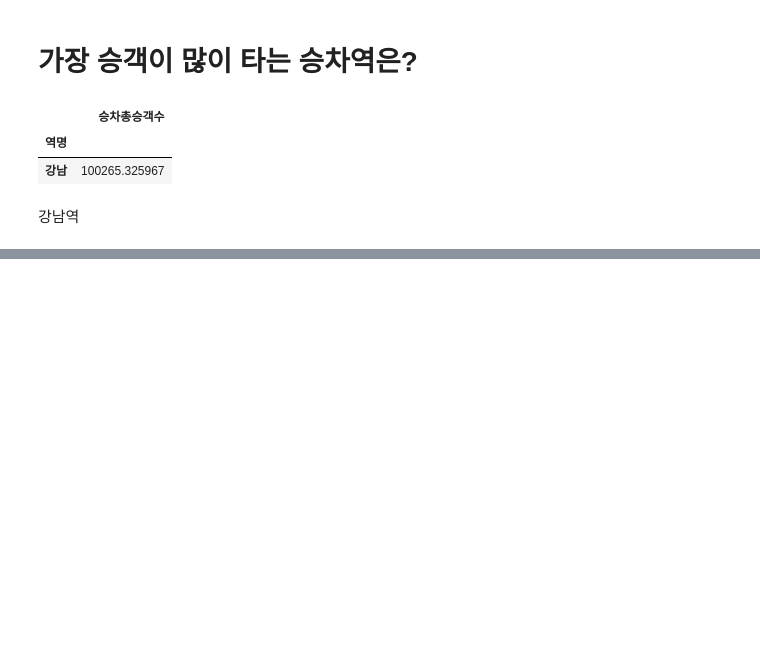
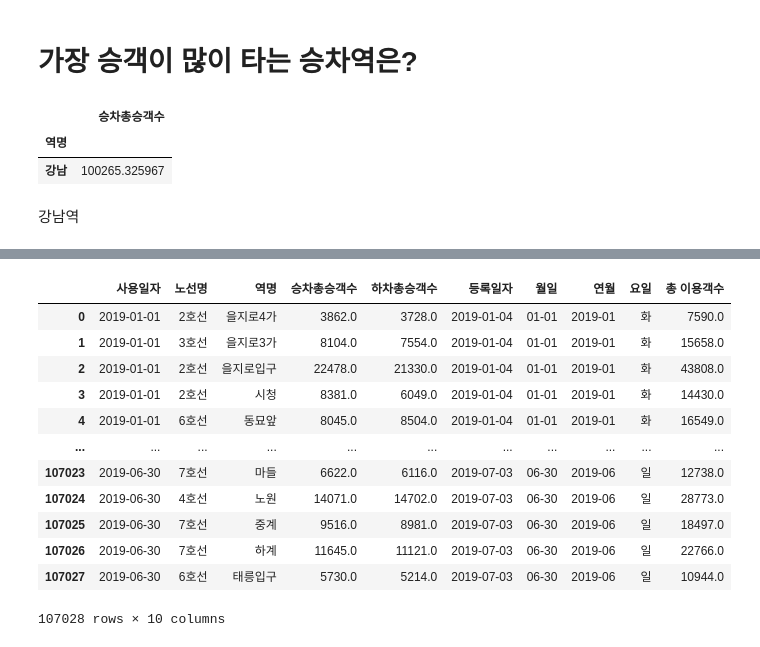
Before and after one commit to youse0ng/EDA_AI-X, a Jupyter notebook: 실습/myEDA.ipynb, the cells around one changed output, grey strips where cells are left out. Drawn from its saved outputs; the diff is of its cells as text; code cells hidden in the pictures; blank space fills up the shorter version.

```diff
--- a/실습/myEDA.ipynb
+++ b/실습/myEDA.ipynb
@@ -132,0 +177,16 @@ df_3[df_3['승차총승객수']> 100000]
+# %%
+dataframe
+# %% [output]
+|  | 사용일자 | 노선명 | 역명 | 승차총승객수 | 하차총승객수 | 등록일자 | 월일 | 연월 | 요일 | 총 이용객수 |
+| 0 | 2019-01-01 | 2호선 | 을지로4가 | 3862.0 | 3728.0 | 2019-01-04 | 01-01 | 2019-01 | 화 | 7590.0 |
+| 1 | 2019-01-01 | 3호선 | 을지로3가 | 8104.0 | 7554.0 | 2019-01-04 | 01-01 | 2019-01 | 화 | 15658.0 |
+| 2 | 2019-01-01 | 2호선 | 을지로입구 | 22478.0 | 21330.0 | 2019-01-04 | 01-01 | 2019-01 | 화 | 43808.0 |
+| 3 | 2019-01-01 | 2호선 | 시청 | 8381.0 | 6049.0 | 2019-01-04 | 01-01 | 2019-01 | 화 | 14430.0 |
+| 4 | 2019-01-01 | 6호선 | 동묘앞 | 8045.0 | 8504.0 | 2019-01-04 | 01-01 | 2019-01 | 화 | 16549.0 |
+| ... | ... | ... | ... | ... | ... | ... | ... | ... | ... | ... |
+| 107023 | 2019-06-30 | 7호선 | 마들 | 6622.0 | 6116.0 | 2019-07-03 | 06-30 | 2019-06 | 일 | 12738.0 |
+| 107024 | 2019-06-30 | 4호선 | 노원 | 14071.0 | 14702.0 | 2019-07-03 | 06-30 | 2019-06 | 일 | 28773.0 |
+| 107025 | 2019-06-30 | 7호선 | 중계 | 9516.0 | 8981.0 | 2019-07-03 | 06-30 | 2019-06 | 일 | 18497.0 |
+| 107026 | 2019-06-30 | 7호선 | 하계 | 11645.0 | 11121.0 | 2019-07-03 | 06-30 | 2019-06 | 일 | 22766.0 |
+| 107027 | 2019-06-30 | 6호선 | 태릉입구 | 5730.0 | 5214.0 | 2019-07-03 | 06-30 | 2019-06 | 일 | 10944.0 |
+107028 rows × 10 columns
```
Also changed, not shown: parts of 16 cells of this notebook.
